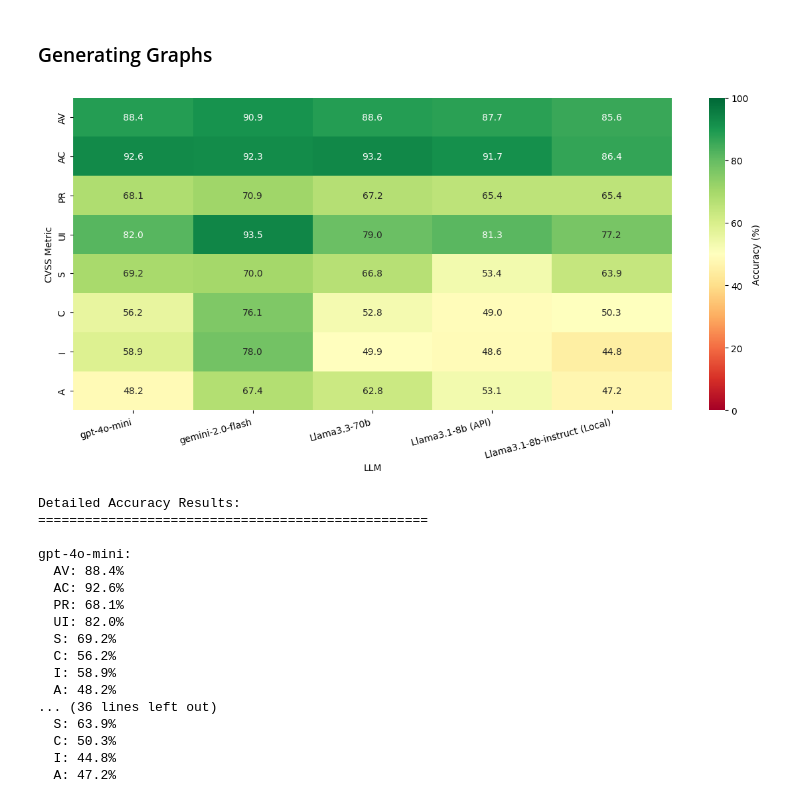
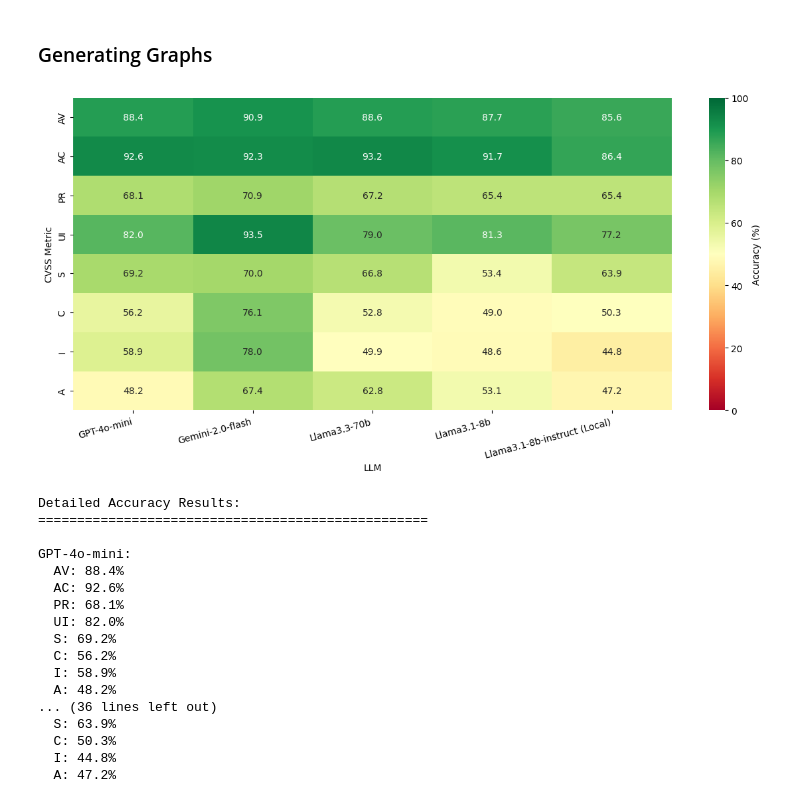
Before and after one commit to sergeyAntonets/Automated-Security-Assessment-SENG402, a Jupyter notebook: evaluation/evaluation.ipynb, the cells around one changed output. Saved outputs shown, nothing was run; the diff lists cells and outputs as text; code cells hidden in the pictures.

```diff
--- a/evaluation/evaluation.ipynb
+++ b/evaluation/evaluation.ipynb
@@ -128,39 +130,39 @@ def create_cvss_accuracy_heatmap(fname, models):
                 xticklabels=models,
                 yticklabels=metric_names,
                 annot=True,
                 fmt='.1f',
                 cmap='RdYlGn',
                 vmin=0,
                 vmax=100,
                 cbar_kws={'label': 'Accuracy (%)'})
 
     plt.xlabel('LLM')
     plt.ylabel('CVSS Metric')
     plt.xticks(rotation=15, ha='right')  # Rotate x-axis labels diagonally
     plt.tight_layout()
     plt.show()
 
     return accuracy_results
 
 # Define the models to compare
-models_to_compare = ['gpt-4o-mini', 'gemini-2.0-flash',  'Llama3.3-70b', 'Llama3.1-8b (API)','Llama3.1-8b-instruct (Local)']
+models_to_compare = ['GPT-4o-mini', 'Gemini-2.0-flash',  'Llama3.3-70b', 'Llama3.1-8b','Llama3.1-8b-instruct (Local)']
 
 # Create the heatmap using the test file
 accuracy_results = create_cvss_accuracy_heatmap('responses/combined-results.tsv', models_to_compare)
 
 # Print detailed results
 print("\nDetailed Accuracy Results:")
 print("=" * 50)
 for model in models_to_compare:
     print(f"\n{model}:")
     for metric in ['AV', 'AC', 'PR', 'UI', 'S', 'C', 'I', 'A']:
         print(f"  {metric}: {accuracy_results[model][metric]:.1f}%")
 # %% [output]
-[figure, old version]
+[figure, new version]
 Detailed Accuracy Results:
 ==================================================
 
-gpt-4o-mini:
+GPT-4o-mini:
   AV: 88.4%
   AC: 92.6%
   PR: 68.1%
```
Also changed, not shown: parts of 3 cells of this notebook, 33 other files.
